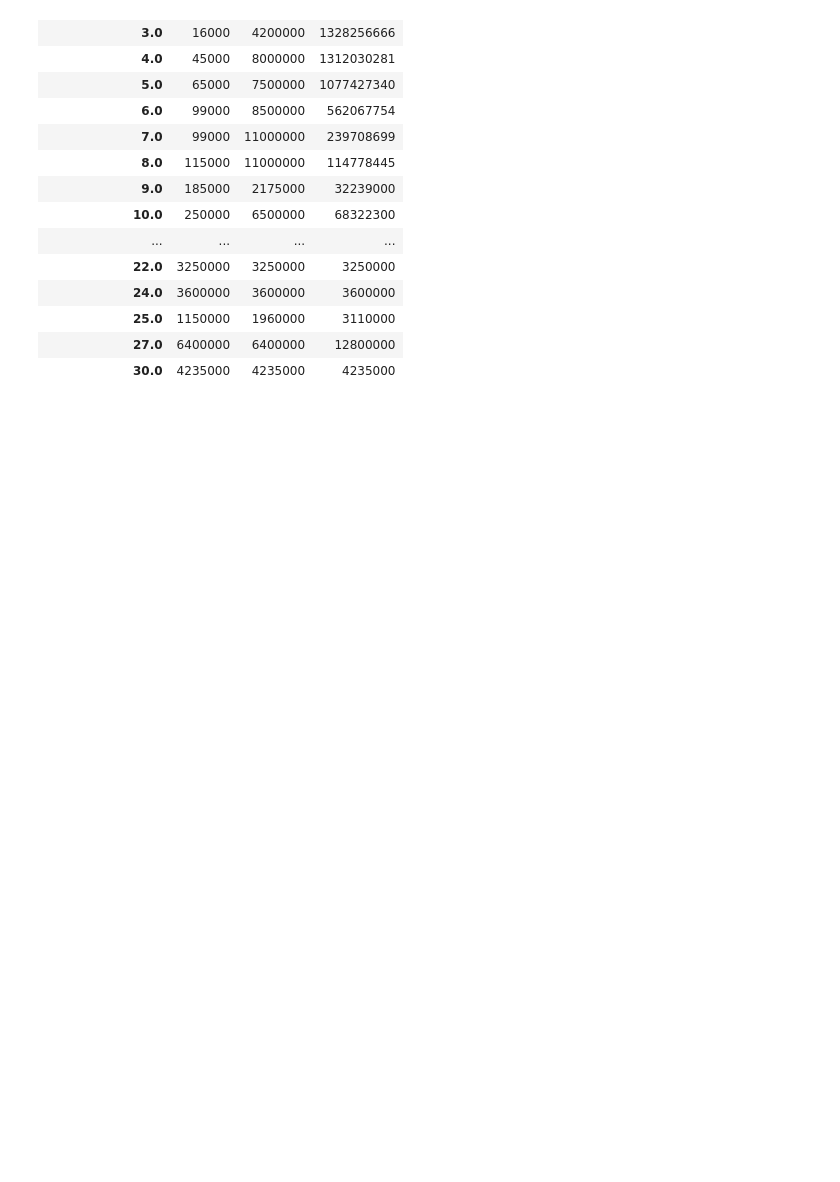
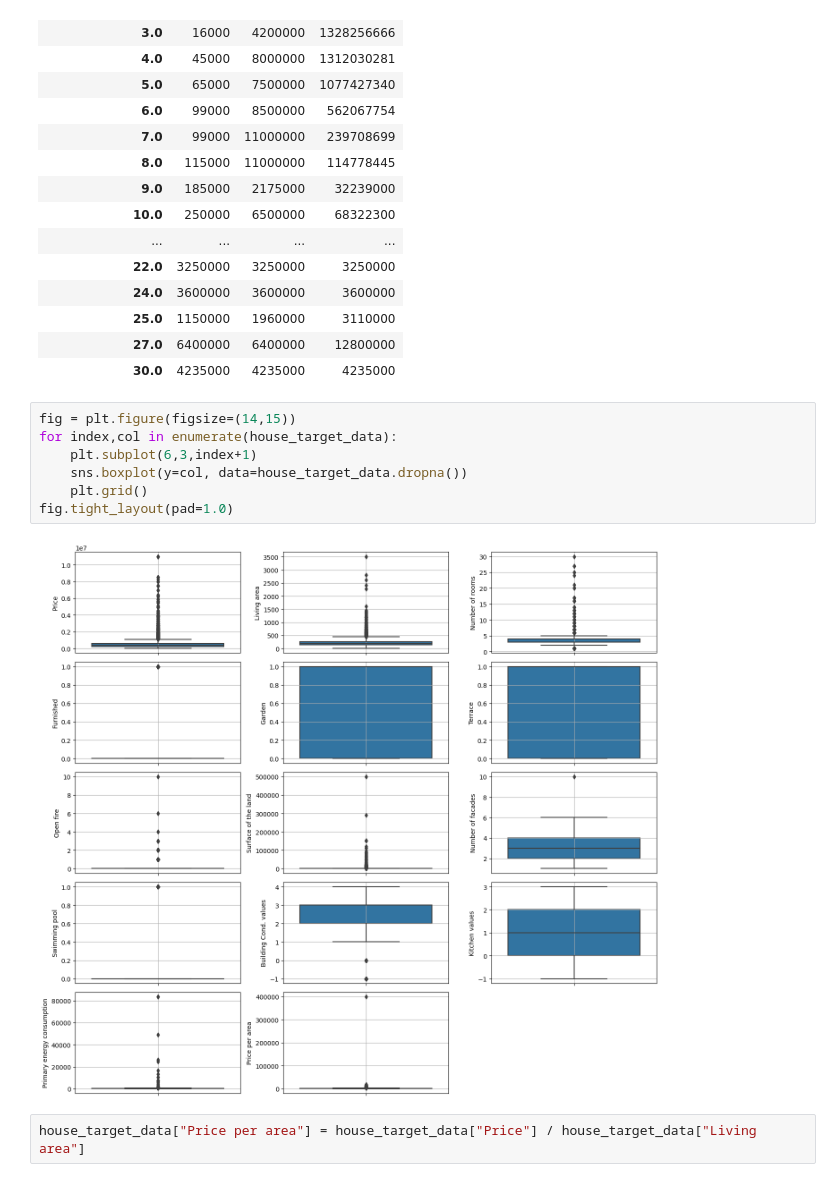
Before and after one commit to melikkekaya/challenge-data-analysis, a Jupyter notebook: analysis_melike.ipynb, the cells around one changed output. Drawn from its saved outputs; the diff is of its cells as text; blank space fills up the shorter version.

```diff
--- a/analysis_melike.ipynb
+++ b/analysis_melike.ipynb
@@ -179,3 +172,14 @@ house_target_data.groupby("Number of rooms")["Price"].agg([min,max,sum])
 | 25.0 | 1150000 | 1960000 | 3110000 |
 | 27.0 | 6400000 | 6400000 | 12800000 |
 | 30.0 | 4235000 | 4235000 | 4235000 |
+# %%
+fig = plt.figure(figsize=(14,15))
+for index,col in enumerate(house_target_data):
+    plt.subplot(6,3,index+1)
+    sns.boxplot(y=col, data=house_target_data.dropna())
+    plt.grid()
+fig.tight_layout(pad=1.0)
+# %% [output]
+[figure, added]
+# %%
+house_target_data["Price per area"] = house_target_data["Price"] / house_target_data["Living area"]
```
Also changed, not shown: parts of 20 cells of this notebook.
